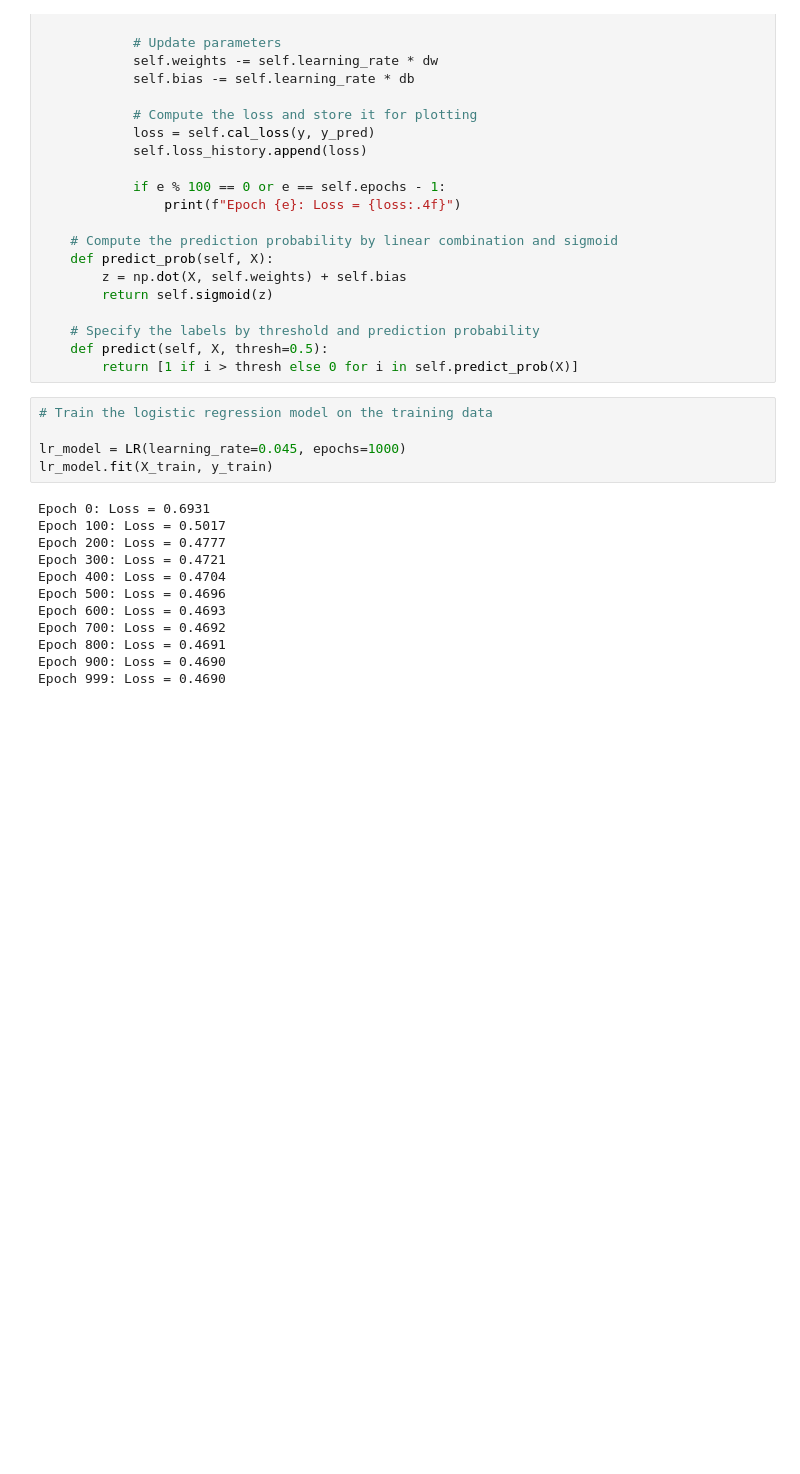
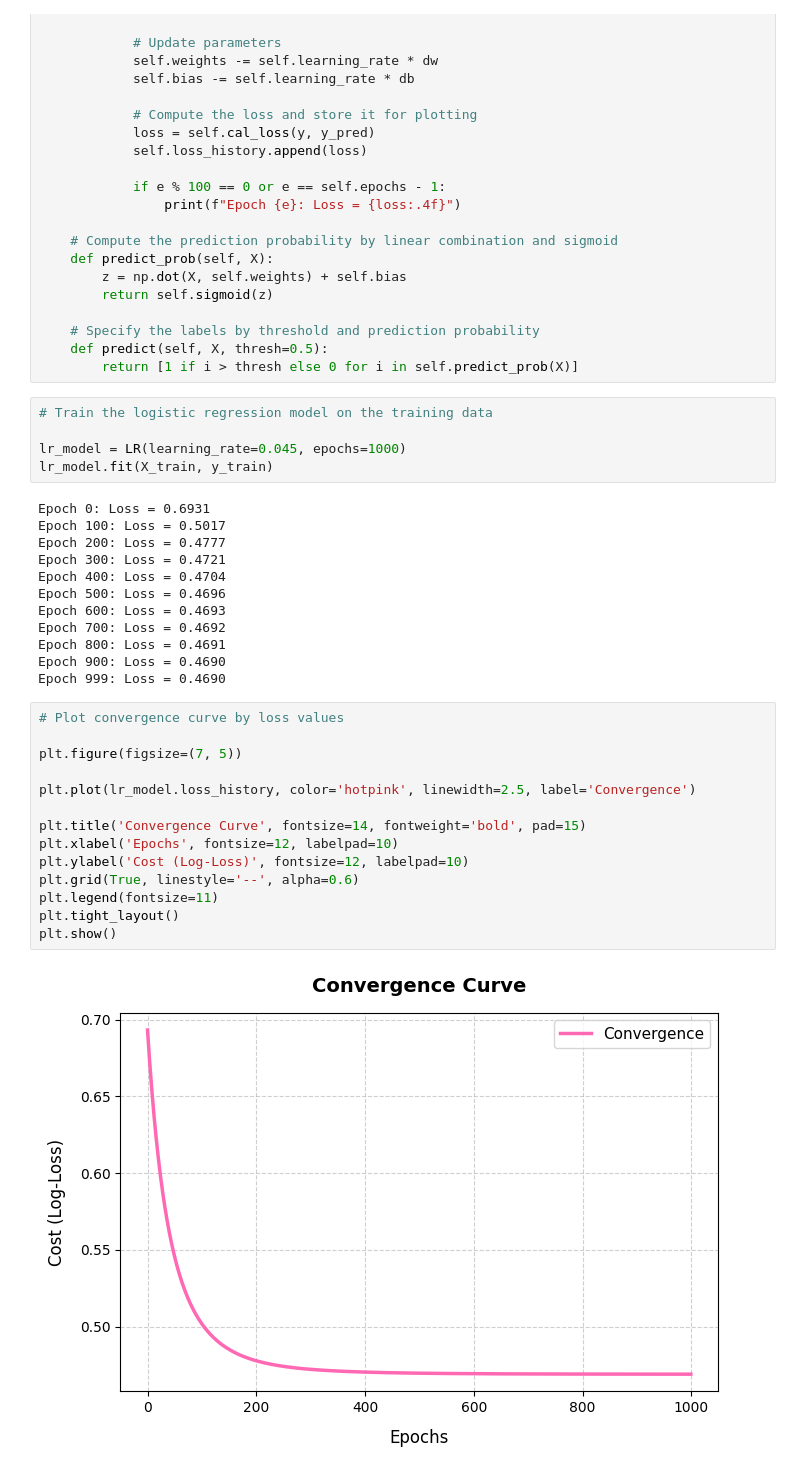
Before and after one commit to msm-mir/titanic-survival-prediction-lr, a Jupyter notebook: src/Logistic_Regression.ipynb, the cells around one changed output. Saved outputs shown, nothing was run; the diff lists cells and outputs as text; blank space fills up the shorter version.

Commit message:
plot convergence curve by loss values

```diff
--- a/src/Logistic_Regression.ipynb
+++ b/src/Logistic_Regression.ipynb
@@ -206,3 +206,19 @@ Epoch 700: Loss = 0.4692
 Epoch 800: Loss = 0.4691
 Epoch 900: Loss = 0.4690
 Epoch 999: Loss = 0.4690
+# %%
+# Plot convergence curve by loss values
+
+plt.figure(figsize=(7, 5))
+
+plt.plot(lr_model.loss_history, color='hotpink', linewidth=2.5, label='Convergence')
+
+plt.title('Convergence Curve', fontsize=14, fontweight='bold', pad=15)
+plt.xlabel('Epochs', fontsize=12, labelpad=10)
+plt.ylabel('Cost (Log-Loss)', fontsize=12, labelpad=10)
+plt.grid(True, linestyle='--', alpha=0.6)
+plt.legend(fontsize=11)
+plt.tight_layout()
+plt.show()
+# %% [output]
+[figure, added]
```
